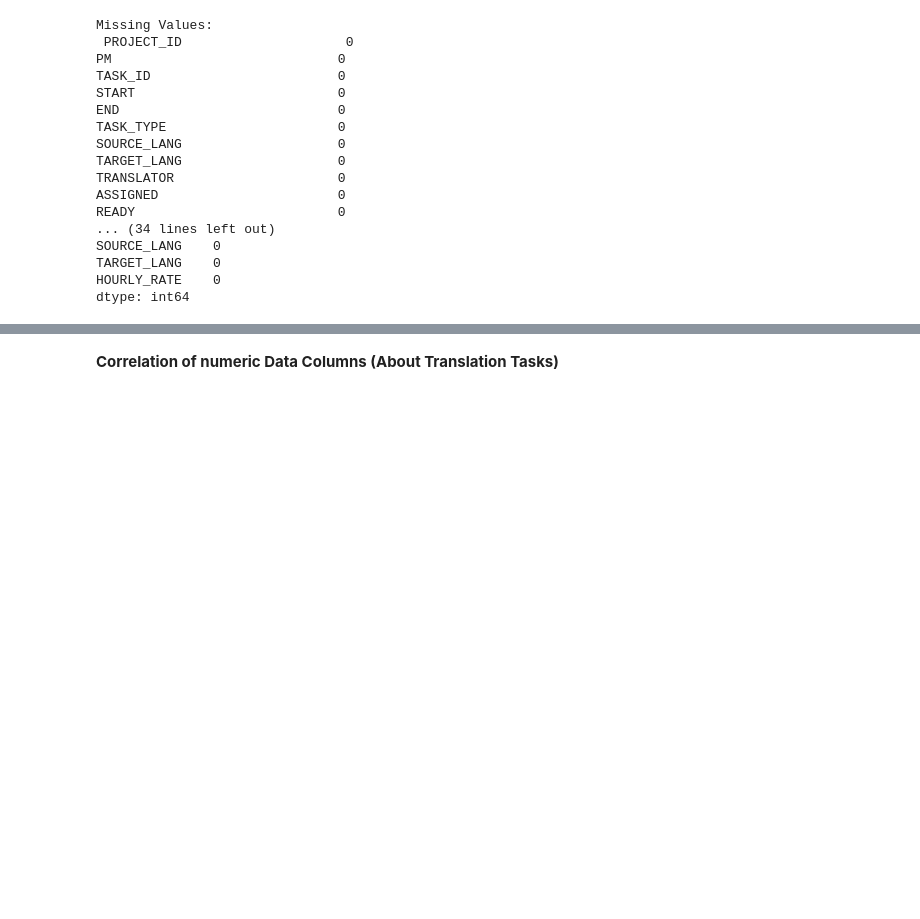
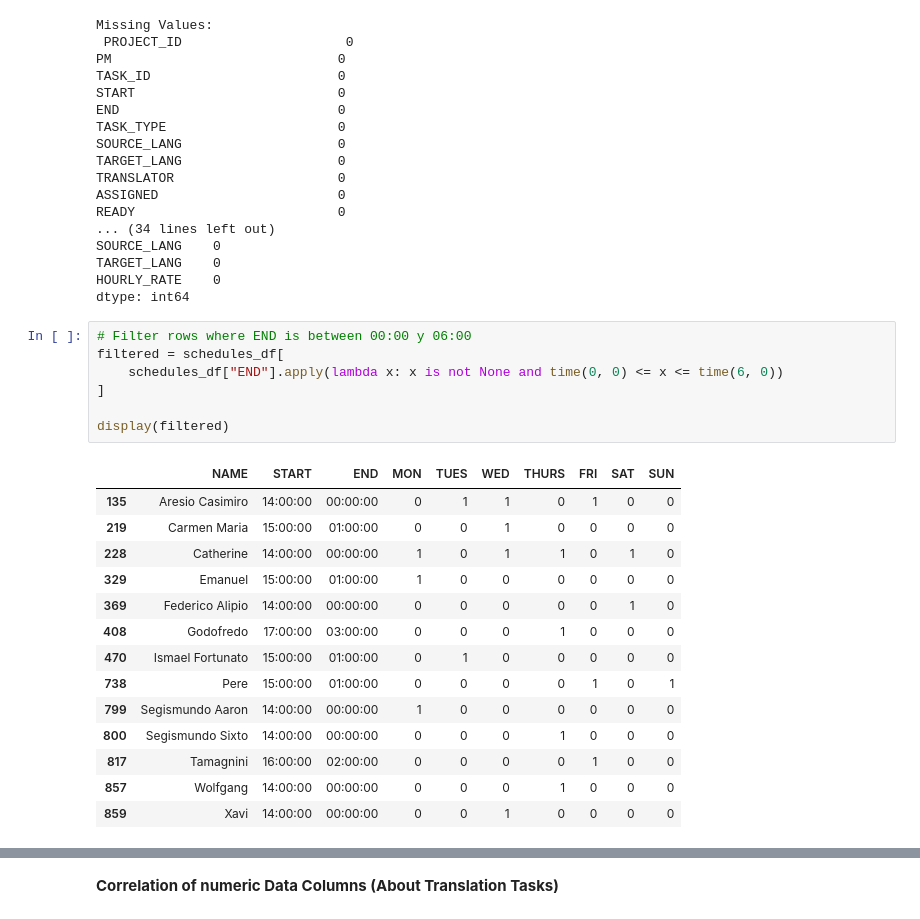
Before and after one commit to L3ms123/SP1, a Jupyter notebook: Notebooks/Preliminary_data_analysis.ipynb, the cells around one changed output, grey strips where cells are left out. Saved outputs shown, nothing was run; the diff lists cells and outputs as text; blank space fills up the shorter version.

```diff
--- a/Notebooks/Preliminary_data_analysis.ipynb
+++ b/Notebooks/Preliminary_data_analysis.ipynb
@@ -266,3 +267,25 @@ SOURCE_LANG    0
 TARGET_LANG    0
 HOURLY_RATE    0
 dtype: int64
+# %%
+# Filter rows where END is between 00:00 y 06:00
+filtered = schedules_df[
+    schedules_df["END"].apply(lambda x: x is not None and time(0, 0) <= x <= time(6, 0))
+]
+
+display(filtered)
+# %% [output]
+|  | NAME | START | END | MON | TUES | WED | THURS | FRI | SAT | SUN |
+| 135 | Aresio Casimiro | 14:00:00 | 00:00:00 | 0 | 1 | 1 | 0 | 1 | 0 | 0 |
+| 219 | Carmen Maria | 15:00:00 | 01:00:00 | 0 | 0 | 1 | 0 | 0 | 0 | 0 |
+| 228 | Catherine | 14:00:00 | 00:00:00 | 1 | 0 | 1 | 1 | 0 | 1 | 0 |
+| 329 | Emanuel | 15:00:00 | 01:00:00 | 1 | 0 | 0 | 0 | 0 | 0 | 0 |
+| 369 | Federico Alipio | 14:00:00 | 00:00:00 | 0 | 0 | 0 | 0 | 0 | 1 | 0 |
+| 408 | Godofredo | 17:00:00 | 03:00:00 | 0 | 0 | 0 | 1 | 0 | 0 | 0 |
+| 470 | Ismael Fortunato | 15:00:00 | 01:00:00 | 0 | 1 | 0 | 0 | 0 | 0 | 0 |
+| 738 | Pere | 15:00:00 | 01:00:00 | 0 | 0 | 0 | 0 | 1 | 0 | 1 |
+| 799 | Segismundo Aaron | 14:00:00 | 00:00:00 | 1 | 0 | 0 | 0 | 0 | 0 | 0 |
+| 800 | Segismundo Sixto | 14:00:00 | 00:00:00 | 0 | 0 | 0 | 1 | 0 | 0 | 0 |
+| 817 | Tamagnini | 16:00:00 | 02:00:00 | 0 | 0 | 0 | 0 | 1 | 0 | 0 |
+| 857 | Wolfgang | 14:00:00 | 00:00:00 | 0 | 0 | 0 | 1 | 0 | 0 | 0 |
+| 859 | Xavi | 14:00:00 | 00:00:00 | 0 | 0 | 1 | 0 | 0 | 0 | 0 |
```
Also changed, not shown: parts of 4 cells of this notebook, 3 other files.
